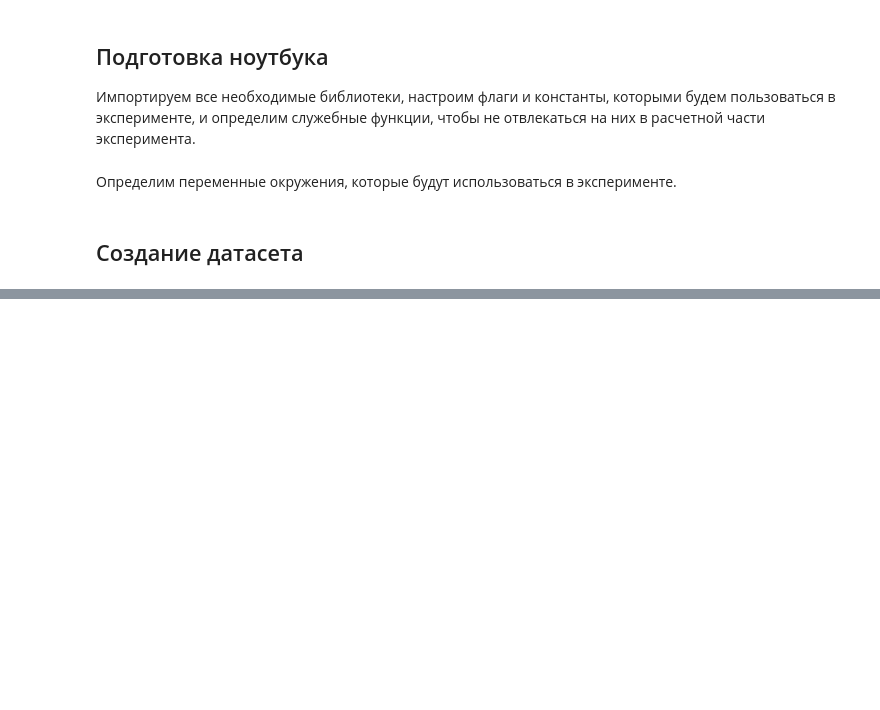
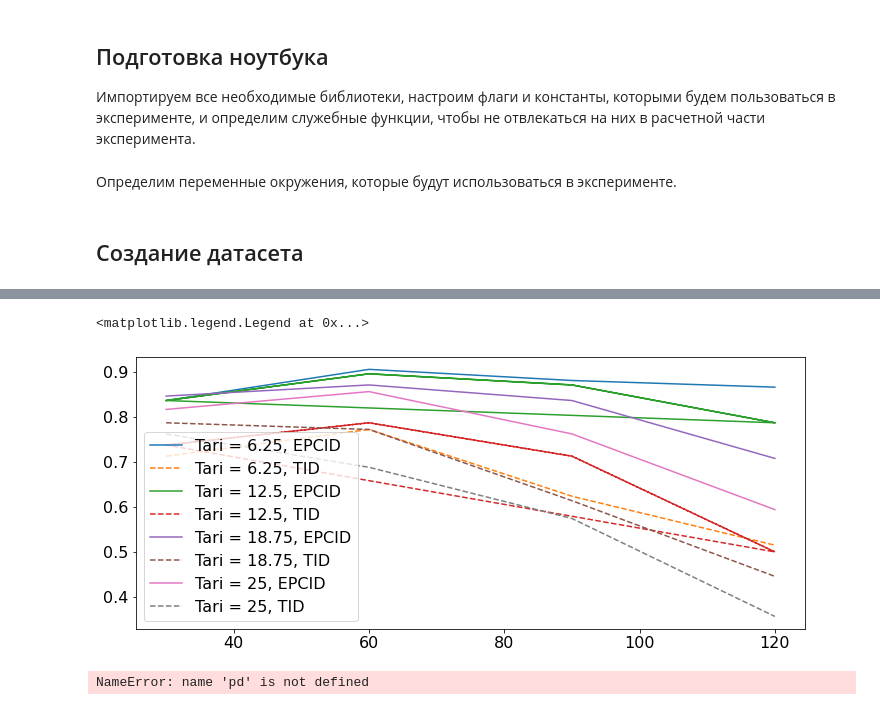
Before and after one commit to kruglov-mipt/diplom, a Jupyter notebook: experiments/Simulation.ipynb, the cells around one changed output, grey strips where cells are left out. Saved outputs shown, nothing was run; the diff lists cells and outputs as text; code cells hidden in the pictures; blank space fills up the shorter version.

```diff
--- a/experiments/Simulation.ipynb
+++ b/experiments/Simulation.ipynb
@@ -63,6 +63,12 @@ def make_input(**kwargs) -> Input:
         setattr(inp, key, value)
     return inp
 # %%
-inputs = []
-inputs.extend([make_input(tari=tari, vehicle_speed=speed) for tari, speed in product(["6.25", "12.5", "18.75", "25"], SPEED)])
-inputs.extend([make_input(m=m, vehicle_speed=speed) for m, speed in product([1, 2, 4, 8], SPEED)])
+if FORCE_SIMULATION or not os.path.exists(SIM_FILE_PATH):
+    inputs = []
+    inputs.extend([make_input(tari=tari, vehicle_speed=speed) for tari, speed in product(["6.25", "12.5", "18.75", "25"], SPEED)])
+    inputs.extend([make_input(m=m, vehicle_speed=speed) for m, speed in product([1, 2, 4, 8], SPEED)])
+
+    df = pd.DataFrame(inputs)
+    df.to_csv(SIM_FILE_PATH, index=False, )
+else:
+    df = pd.read_csv(SIM_FILE_PATH)
@@ -69,3 +96,17 @@ inputs.extend([make_input(m=m, vehicle_speed=speed) for m, speed in product([1,
 # %%
-df = pd.DataFrame(inputs)
-df.to_csv(SIM_FILE_PATH, index=False, )
+fig, ax = plt.subplots(figsize=(12, 5), nrows=1, ncols=1)
+for tari in [6.25, 12.5, 18.75, 25]:
+    df1 = df[(df.tari == tari) & (df.m == 4)]
+    speed = df1.vehicle_speed
+    epc_read_rate = df1.epc_read_rate
+    tid_read_rate = df1.tid_read_rate
+    ax.plot(speed, epc_read_rate, linestyle='-', label=f"Tari = {tari}, EPCID")
+    ax.plot(speed, tid_read_rate, linestyle='--', label=f"Tari = {tari}, TID")
+ax.legend()
+# %% [output]
+<matplotlib.legend.Legend at 0x...>
+[figure, added]
+# %%
+df = pd.read_csv(SIM_FILE_PATH)
+# %% [output]
+NameError: name 'pd' is not defined
```
Also changed, not shown: parts of 1 cell of this notebook, 2 other files.
